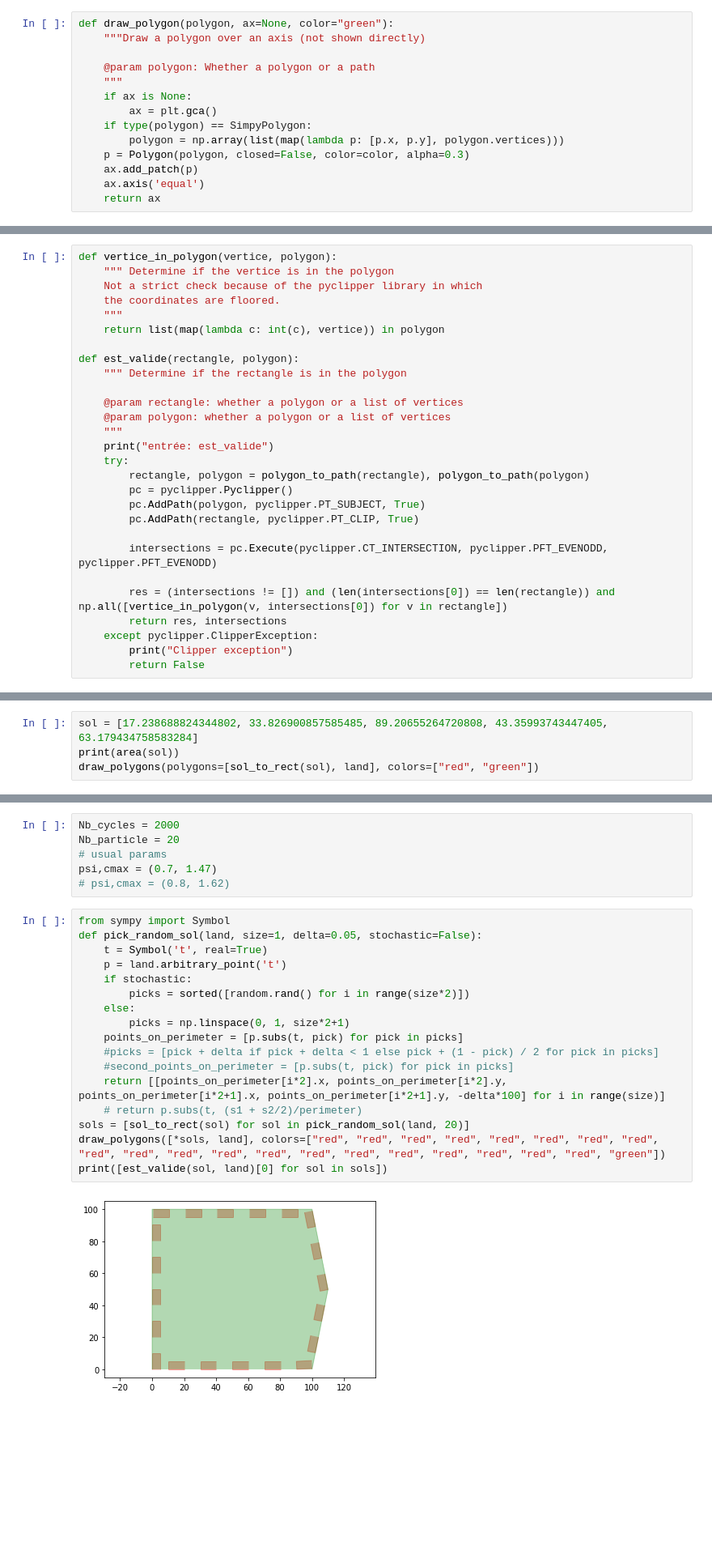
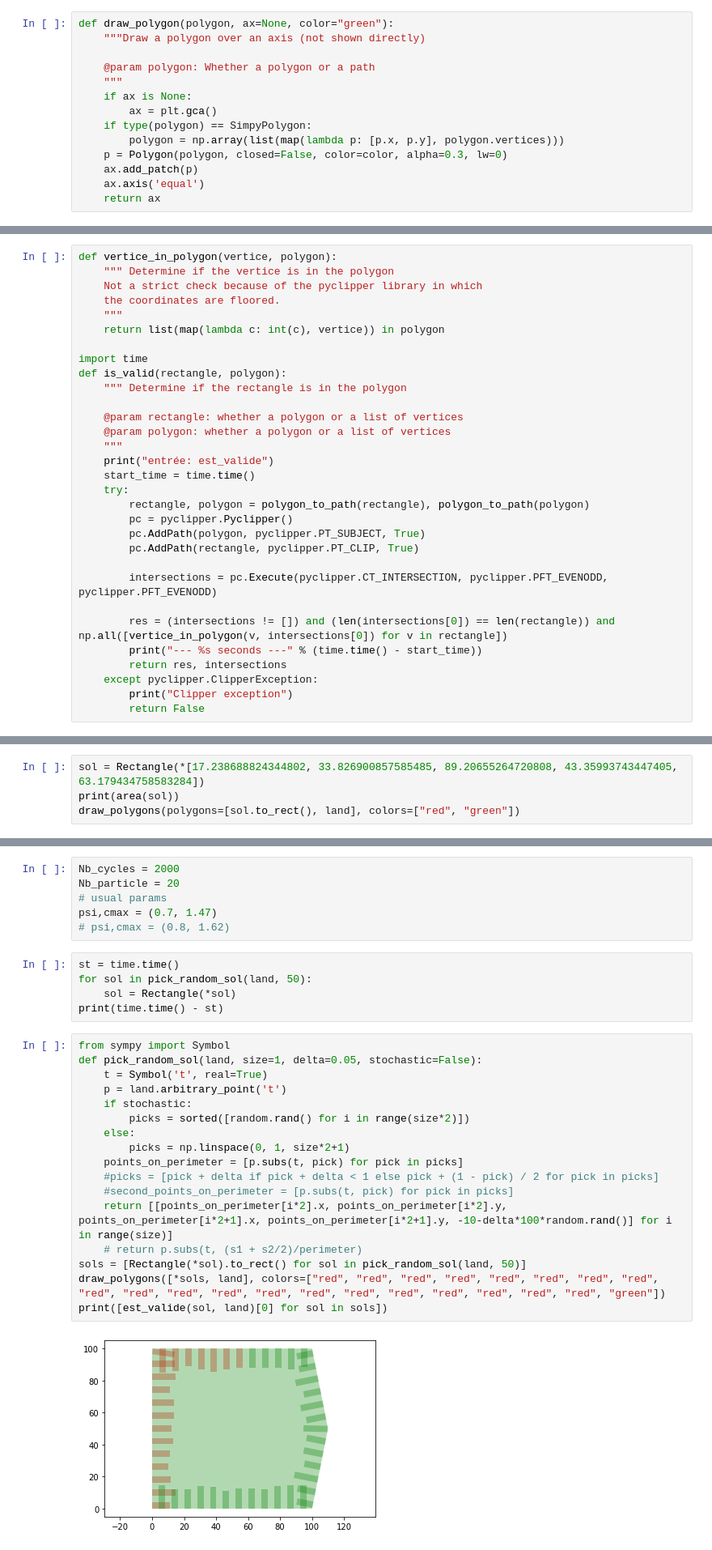
Before and after one commit to iribarnesy/optimize-house-area-on-a-land, a Jupyter notebook: PSO_rectangle.ipynb, the cells around one changed output, grey strips where cells are left out. Shown at 81% size. Saved outputs shown, nothing was run; the diff lists cells and outputs as text; blank space fills up the shorter version.

Commit message:
refactor: into Rectangle class

```diff
--- a/PSO_rectangle.ipynb
+++ b/PSO_rectangle.ipynb
@@ -74,7 +81,7 @@ def draw_polygon(polygon, ax=None, color="green"):
         ax = plt.gca()
     if type(polygon) == SimpyPolygon:
         polygon = np.array(list(map(lambda p: [p.x, p.y], polygon.vertices)))
-    p = Polygon(polygon, closed=False, color=color, alpha=0.3)
+    p = Polygon(polygon, closed=False, color=color, alpha=0.3, lw=0)
     ax.add_patch(p)
     ax.axis('equal')
     return ax
@@ -140,13 +173,15 @@ def vertice_in_polygon(vertice, polygon):
     """
     return list(map(lambda c: int(c), vertice)) in polygon
 
-def est_valide(rectangle, polygon):
+import time
+def is_valid(rectangle, polygon):
     """ Determine if the rectangle is in the polygon
 
     @param rectangle: whether a polygon or a list of vertices
     @param polygon: whether a polygon or a list of vertices
     """
     print("entrée: est_valide")
+    start_time = time.time()
     try:
         rectangle, polygon = polygon_to_path(rectangle), polygon_to_path(polygon)
         pc = pyclipper.Pyclipper()
@@ -156,6 +191,7 @@ def est_valide(rectangle, polygon):
         intersections = pc.Execute(pyclipper.CT_INTERSECTION, pyclipper.PFT_EVENODD, pyclipper.PFT_EVENODD)
 
         res = (intersections != []) and (len(intersections[0]) == len(rectangle)) and np.all([vertice_in_polygon(v, intersections[0]) for v in rectangle])
+        print("--- %s seconds ---" % (time.time() - start_time))
         return res, intersections
     except pyclipper.ClipperException:
         print("Clipper exception")
@@ -216,7 +262,7 @@ def polygon_bornage(sol, land_polygon):
 #         dim=5, inf=inf, sup=sup,
 #         nb_cycles=3)
 # %%
-sol = [17.238688824344802, 33.826900857585485, 89.20655264720808, 43.35993743447405, 63.179434758583284]
+sol = Rectangle(*[17.238688824344802, 33.826900857585485, 89.20655264720808, 43.35993743447405, 63.179434758583284])
 print(area(sol))
-draw_polygons(polygons=[sol_to_rect(sol), land], colors=["red", "green"])
+draw_polygons(polygons=[sol.to_rect(), land], colors=["red", "green"])
 # %% [output]
@@ -229,22 +280,27 @@ Nb_particle = 20
 # usual params
 psi,cmax = (0.7, 1.47)
 # psi,cmax = (0.8, 1.62)
+# %%
+st = time.time()
+for sol in pick_random_sol(land, 50):
+    sol = Rectangle(*sol)
+print(time.time() - st)
 # %%
 from sympy import Symbol
 def pick_random_sol(land, size=1, delta=0.05, stochastic=False):
     t = Symbol('t', real=True)
     p = land.arbitrary_point('t')
     if stochastic:
         picks = sorted([random.rand() for i in range(size*2)])
     else:
         picks = np.linspace(0, 1, size*2+1)
     points_on_perimeter = [p.subs(t, pick) for pick in picks]
     #picks = [pick + delta if pick + delta < 1 else pick + (1 - pick) / 2 for pick in picks]
     #second_points_on_perimeter = [p.subs(t, pick) for pick in picks]
-    return [[points_on_perimeter[i*2].x, points_on_perimeter[i*2].y, points_on_perimeter[i*2+1].x, points_on_perimeter[i*2+1].y, -delta*100] for i in range(size)]
+    return [[points_on_perimeter[i*2].x, points_on_perimeter[i*2].y, points_on_perimeter[i*2+1].x, points_on_perimeter[i*2+1].y, -10-delta*100*random.rand()] for i in range(size)]
     # return p.subs(t, (s1 + s2/2)/perimeter)
-sols = [sol_to_rect(sol) for sol in pick_random_sol(land, 20)]
+sols = [Rectangle(*sol).to_rect() for sol in pick_random_sol(land, 50)]
 draw_polygons([*sols, land], colors=["red", "red", "red", "red", "red", "red", "red", "red", "red", "red", "red", "red", "red", "red", "red", "red", "red", "red", "red", "red", "green"])
 print([est_valide(sol, land)[0] for sol in sols])
 # %% [output]
-[figure, old version]
+[figure, new version]
```
Also changed, not shown: parts of 8 cells of this notebook.
